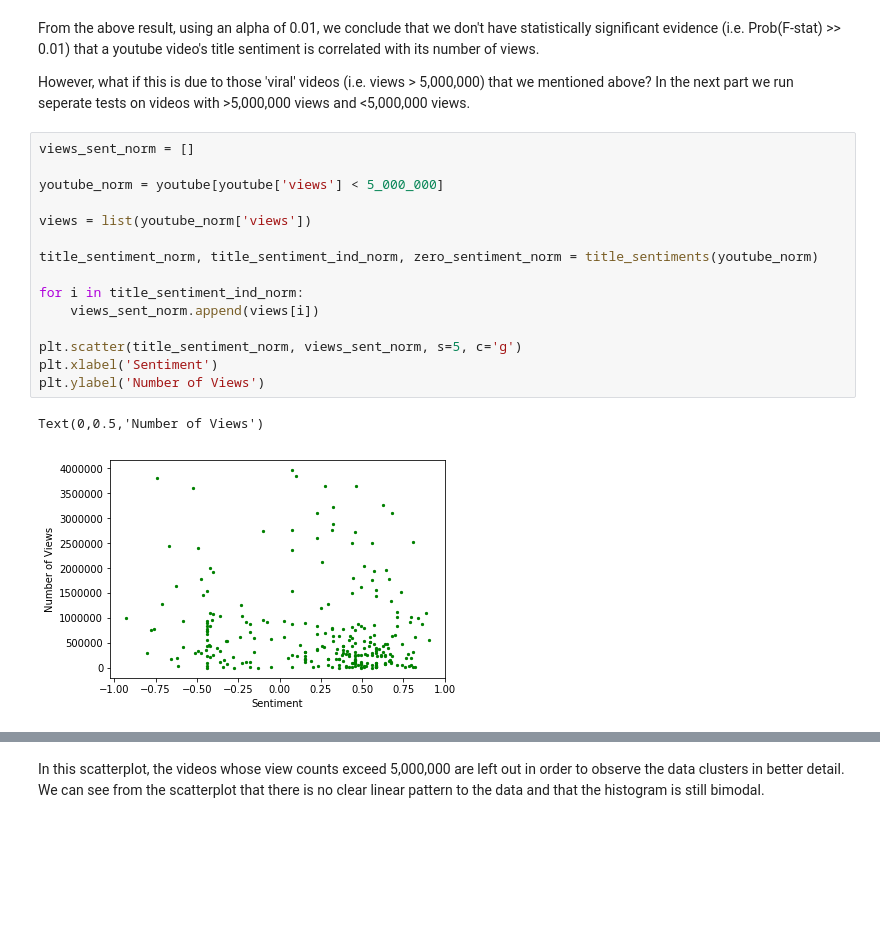
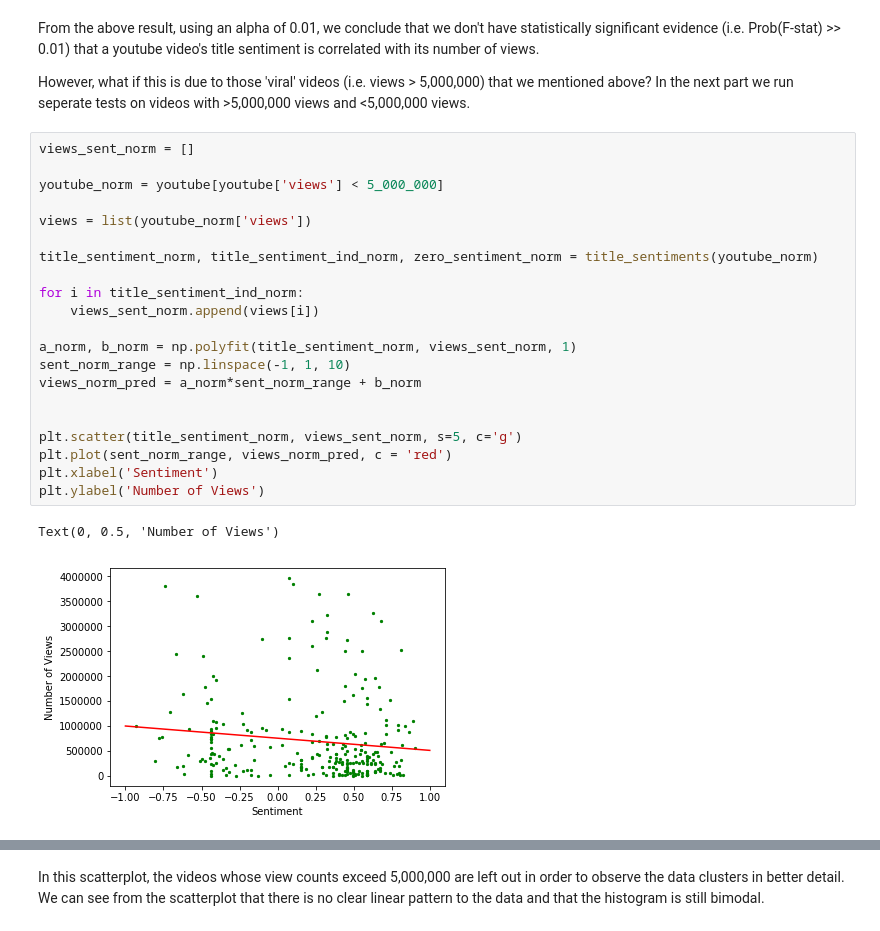
Before and after one commit to dtn058/FinalProject_group46, a Jupyter notebook: COGS108 Final project.ipynb, the cells around one changed output, grey strips where cells are left out. Cells and saved outputs as stored; diff of their text form; blank space fills up the shorter version.

Commit message:
Added best fit lines to scatter plots

```diff
--- a/COGS108 Final project.ipynb
+++ b/COGS108 Final project.ipynb
@@ -319,21 +324,27 @@ However, what if this is due to those 'viral' videos (i.e. views > 5,000,000) th
 # %%
 views_sent_norm = []
 
 youtube_norm = youtube[youtube['views'] < 5_000_000]
 
 views = list(youtube_norm['views'])
 
 title_sentiment_norm, title_sentiment_ind_norm, zero_sentiment_norm = title_sentiments(youtube_norm)
 
 for i in title_sentiment_ind_norm:
     views_sent_norm.append(views[i])
 
+a_norm, b_norm = np.polyfit(title_sentiment_norm, views_sent_norm, 1)
+sent_norm_range = np.linspace(-1, 1, 10)
+views_norm_pred = a_norm*sent_norm_range + b_norm
+
+
 plt.scatter(title_sentiment_norm, views_sent_norm, s=5, c='g')
+plt.plot(sent_norm_range, views_norm_pred, c = 'red')
 plt.xlabel('Sentiment')
 plt.ylabel('Number of Views')
 # %% [output]
-Text(0,0.5,'Number of Views')
+Text(0, 0.5, 'Number of Views')
-[figure, old version]
+[figure, new version]
 # %%
 plt.hist(title_sentiment_norm, bins=20, color='green')
 plt.xlabel('Sentiment')
```
Also changed, not shown: parts of 13 cells of this notebook.
